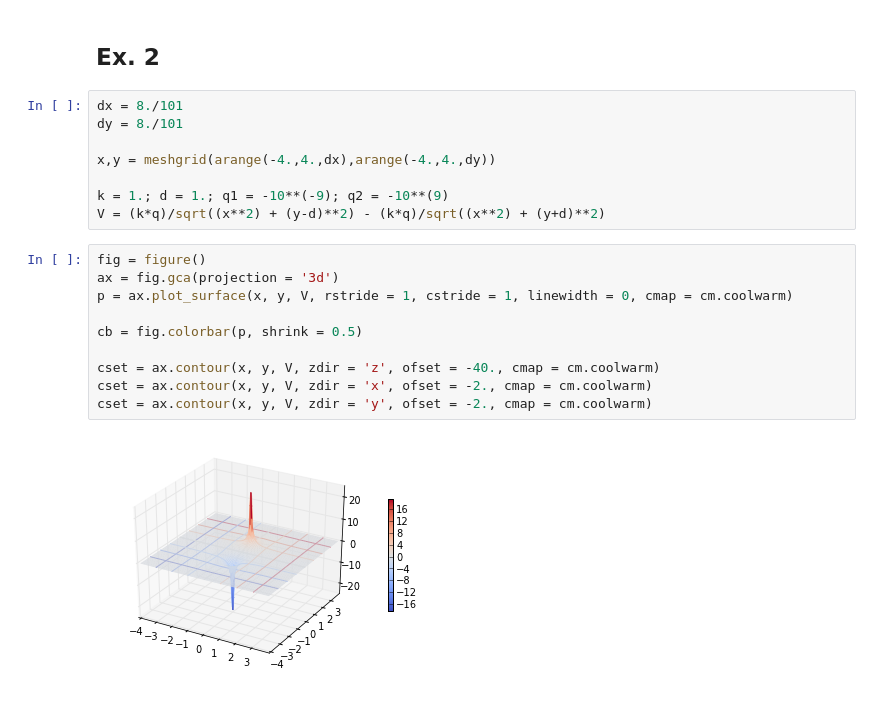
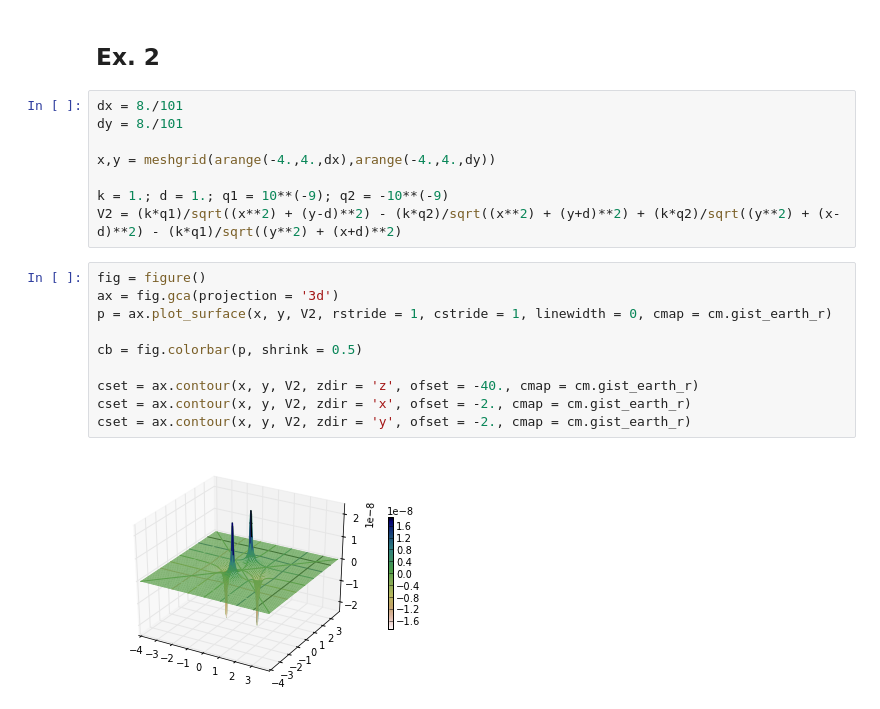
Before and after one commit to wsnyderPHYS202/PHYS202-S13, a Jupyter notebook: Week4/TuesdayNotes.ipynb, the cells around one changed output. Cells and saved outputs as stored; diff of their text form.

Commit message:
Finished 3D Plotting and Functions

```diff
--- a/Week4/TuesdayNotes.ipynb
+++ b/Week4/TuesdayNotes.ipynb
@@ -75,17 +75,17 @@ dy = 8./101
 
 x,y = meshgrid(arange(-4.,4.,dx),arange(-4.,4.,dy))
 
-k = 1.; d = 1.; q1 = -10**(-9); q2 = -10**(9)
-V = (k*q)/sqrt((x**2) + (y-d)**2) - (k*q)/sqrt((x**2) + (y+d)**2)
+k = 1.; d = 1.; q1 = 10**(-9); q2 = -10**(-9)
+V2 = (k*q1)/sqrt((x**2) + (y-d)**2) - (k*q2)/sqrt((x**2) + (y+d)**2) + (k*q2)/sqrt((y**2) + (x-d)**2) - (k*q1)/sqrt((y**2) + (x+d)**2)
 # %%
 fig = figure()
 ax = fig.gca(projection = '3d')
-p = ax.plot_surface(x, y, V, rstride = 1, cstride = 1, linewidth = 0, cmap = cm.coolwarm)
+p = ax.plot_surface(x, y, V2, rstride = 1, cstride = 1, linewidth = 0, cmap = cm.gist_earth_r)
 
 cb = fig.colorbar(p, shrink = 0.5)
 
-cset = ax.contour(x, y, V, zdir = 'z', ofset = -40., cmap = cm.coolwarm)
-cset = ax.contour(x, y, V, zdir = 'x', ofset = -2., cmap = cm.coolwarm)
-cset = ax.contour(x, y, V, zdir = 'y', ofset = -2., cmap = cm.coolwarm)
+cset = ax.contour(x, y, V2, zdir = 'z', ofset = -40., cmap = cm.gist_earth_r)
+cset = ax.contour(x, y, V2, zdir = 'x', ofset = -2., cmap = cm.gist_earth_r)
+cset = ax.contour(x, y, V2, zdir = 'y', ofset = -2., cmap = cm.gist_earth_r)
 # %% [output]
-[figure, old version]
+[figure, new version]
```
Also changed, not shown: parts of 12 cells of this notebook.
